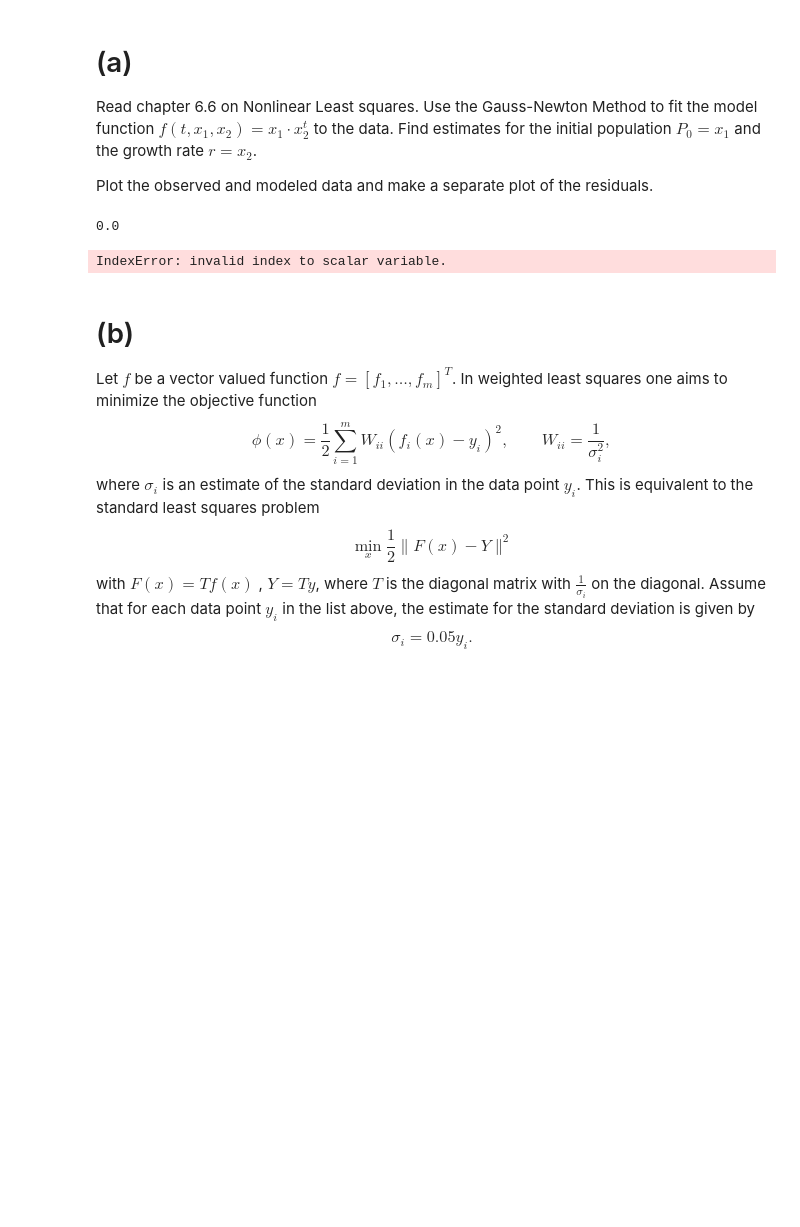
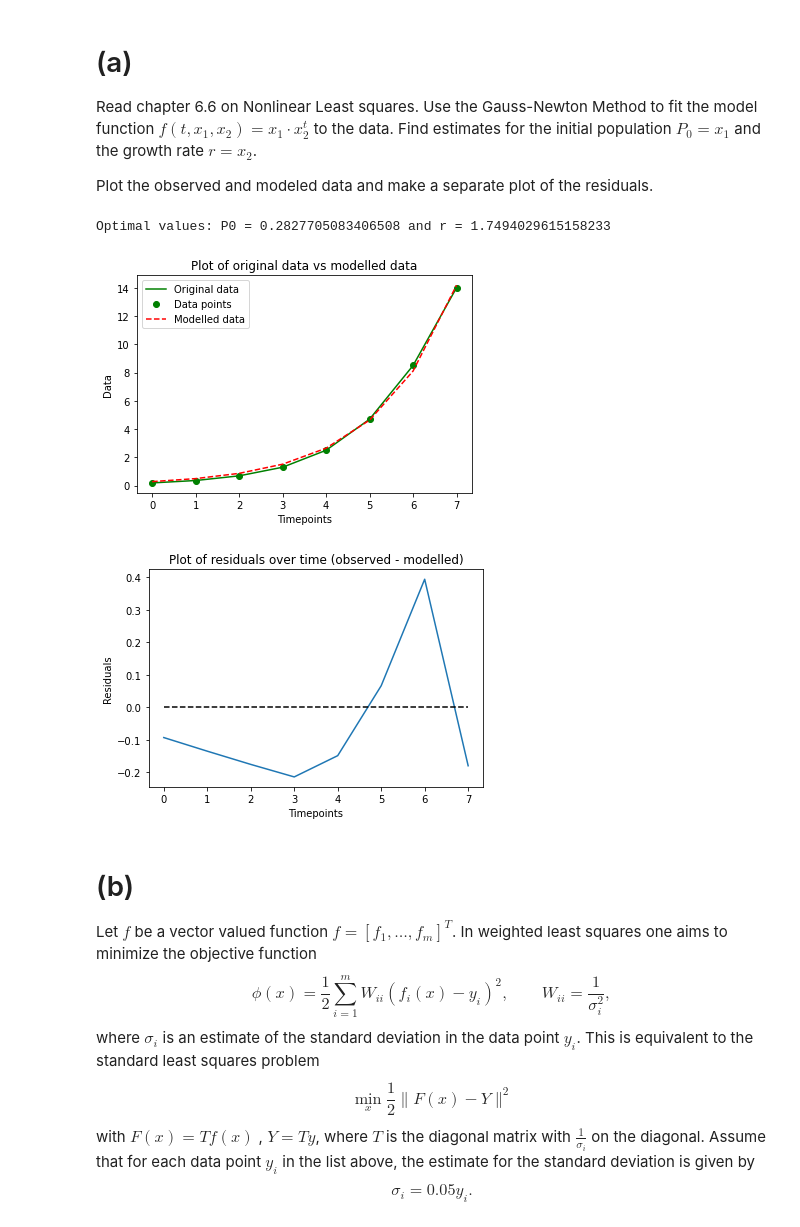
Before and after one commit to jygd-bit/NA_homework, a Jupyter notebook: hw6_2022.ipynb, the cells around one changed output. Drawn from its saved outputs; the diff is of its cells as text; code cells hidden in the pictures; blank space fills up the shorter version.

```diff
--- a/hw6_2022.ipynb
+++ b/hw6_2022.ipynb
@@ -37,36 +37,52 @@ Read chapter 6.6 on Nonlinear Least squares. Use the Gauss-Newton Method to fit
 Plot the observed and modeled data and make a separate plot of the residuals.
 # %%
 # YOUR CODE HERE
-def func(t,x):
+def func(t,x1,x2):
     """
     Defining model function.
 
     Parameters:
     - t (nd_array): Timepoints
     - x (nd_array): x1 and x2 values
 
     Returns:
     - f (nd_array):
     """
 
-    return x[0] * x[1]**t
+    return x1 * x2**t
 
-x = np.array([0.0, 0.0], dtype=np.float32)
 t = np.arange(len(data))
-y = func(t[0],x)
-print(y)
 
 popt, pcov = curve_fit(func, t, data)
 
-print(popt,pcov)
+x1 = popt[0]
+x2 = popt[1]
 
-P = x[0]
-r = x[1]
+print(f"Optimal values: P0 = {x1} and r = {x2}")
+# print(pcov)
 
-# P[t] = r*P[t-1]
+plt.plot(t,data,'g',label='Original data')
+plt.plot(t,data,'go',label='Data points')
+plt.plot(t, func(t, *popt),'r--',label='Modelled data')
+plt.xlabel('Timepoints')
+plt.ylabel('Data')
+plt.title('Plot of original data vs modelled data')
+plt.legend()
+plt.show()
+
+y = func(t,x1,x2)
+residuals = data - y
+
+plt.plot(t,residuals)
+plt.plot(t,[0]*t,'k--')
+plt.xlabel('Timepoints')
+plt.ylabel('Residuals')
+plt.title('Plot of residuals over time (observed - modelled)')
+plt.show()
 # %% [output]
-0.0
+Optimal values: P0 = 0.2827705083406508 and r = 1.7494029615158233
-IndexError: invalid index to scalar variable.
+[figure, added]
+[figure, added]
 # %% [markdown]
 # (b)
 Let $f$ be a vector valued function $f = [ f_1, \ldots, f_m ]^T$. In weighted least squares one aims to minimize the objective function
```
Also changed, not shown: parts of 4 cells of this notebook.
